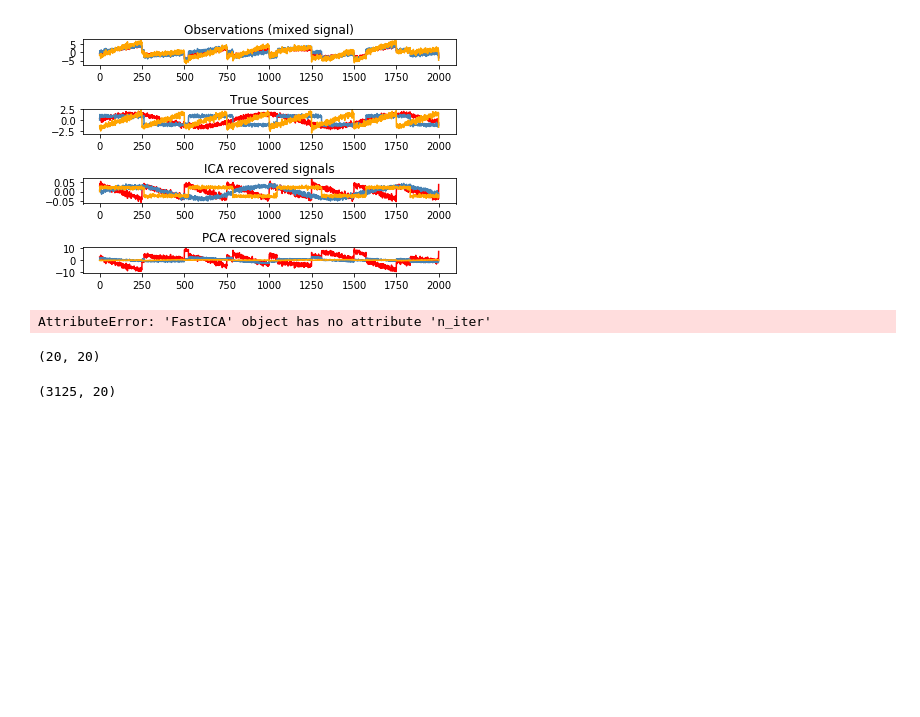
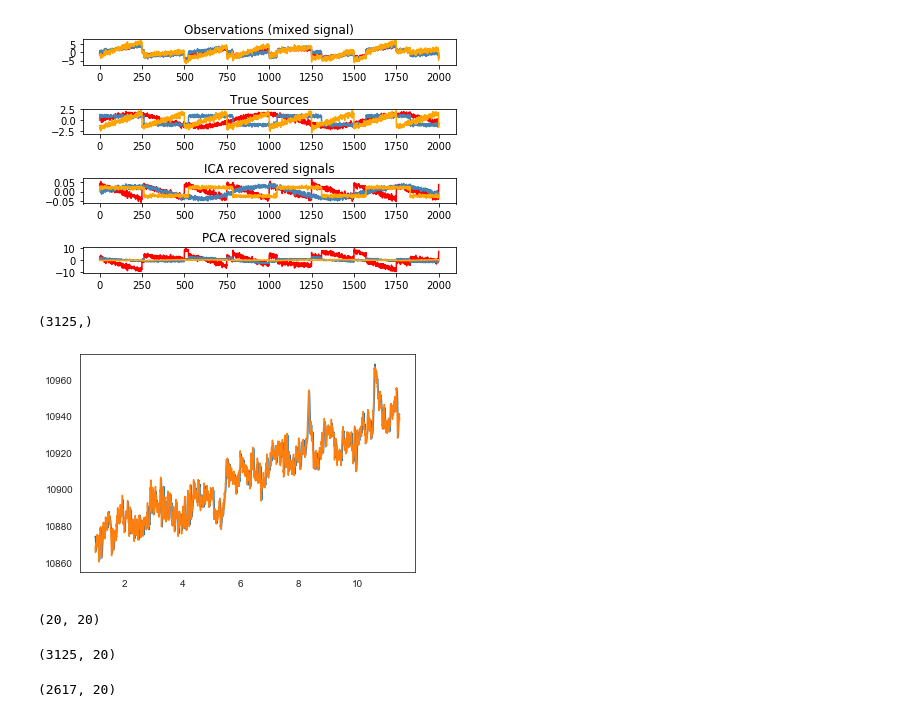
Before and after one commit to Vincent-syr/20MathModelCode, a Jupyter notebook: Untitled.ipynb, the cells around one changed output. Saved outputs shown, nothing was run; the diff lists cells and outputs as text; code cells hidden in the pictures; blank space fills up the shorter version.

```diff
--- a/Untitled.ipynb
+++ b/Untitled.ipynb
@@ -709,21 +758,41 @@ import pandas as pd
 path = 'S1_train_data.xlsx'
 s1 = pd.read_excel(path, header=None, sheet_name='char01(B)')
 s1 = s1.values  # (3125, 20)
-# %%
-ica.n_iter
-# %% [output]
-AttributeError: 'FastICA' object has no attribute 'n_iter'
+# %%
+a = filtered_all[:,0]
+a.shape
+# %% [output]
+(3125,)
+# %%
+# a = filtered_all[:,0]
+t = np.linspace(0, len(filtered_all[:,0]), len(filtered_all[:,0])) / 250
+start = 250
+end = 2867
+t = t[start:end]
+filtered_signal = filtered_all[start:end, :]
+filtered_signal.shape
+signal = filtered_signal[:,0]
+raw_sig = s1[start:end, 0]
+plt.plot(t, signal)
+plt.plot(t, raw_sig)
+plt.show()
+# %% [output]
+[figure, added]
 # %%
 X.shape
 S.shape
 # %% [output]
 (20, 20)
 # %%
-path = 'S1_train_data.xlsx'
-s1 = pd.read_excel(path, header=None, sheet_name='char01(B)')
-s1 = s1.values  # (3125, 20)
+# path = 'S1_train_data.xlsx'
+# s1 = pd.read_excel(path, header=None, sheet_name='char01(B)')
+# s1 = s1.values  # (3125, 20)
+filtered_all.shape
+# %% [output]
+(3125, 20)
 # %%
-X = s1
+X = filtered_signal
+# X = s1
 mu = np.mean(X, axis=0)
 sigma = np.std(X, axis=0)
 X = (X - mu) / sigma
@@ -733,4 +802,4 @@ S = ica.fit_transform(X)  # Reconstruct signals
 # for i in range(20):
 S.shape
 # %% [output]
-(3125, 20)
+(2617, 20)
```
Also changed, not shown: parts of 19 cells of this notebook, 50 other files.
